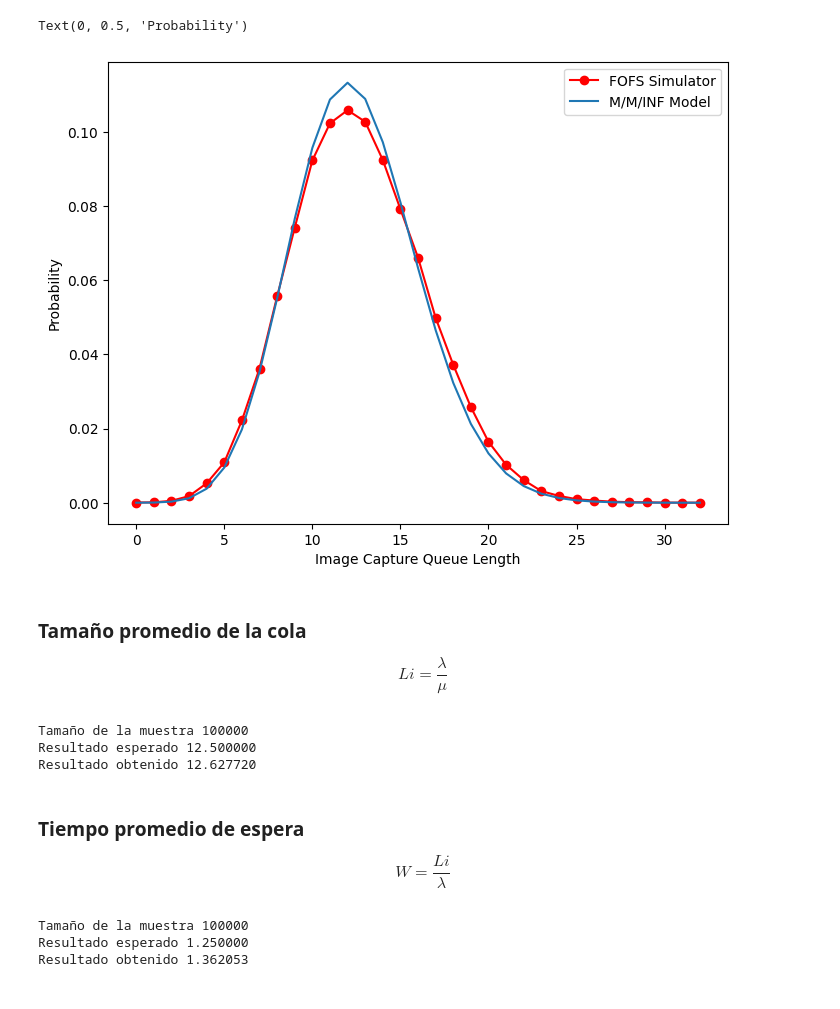
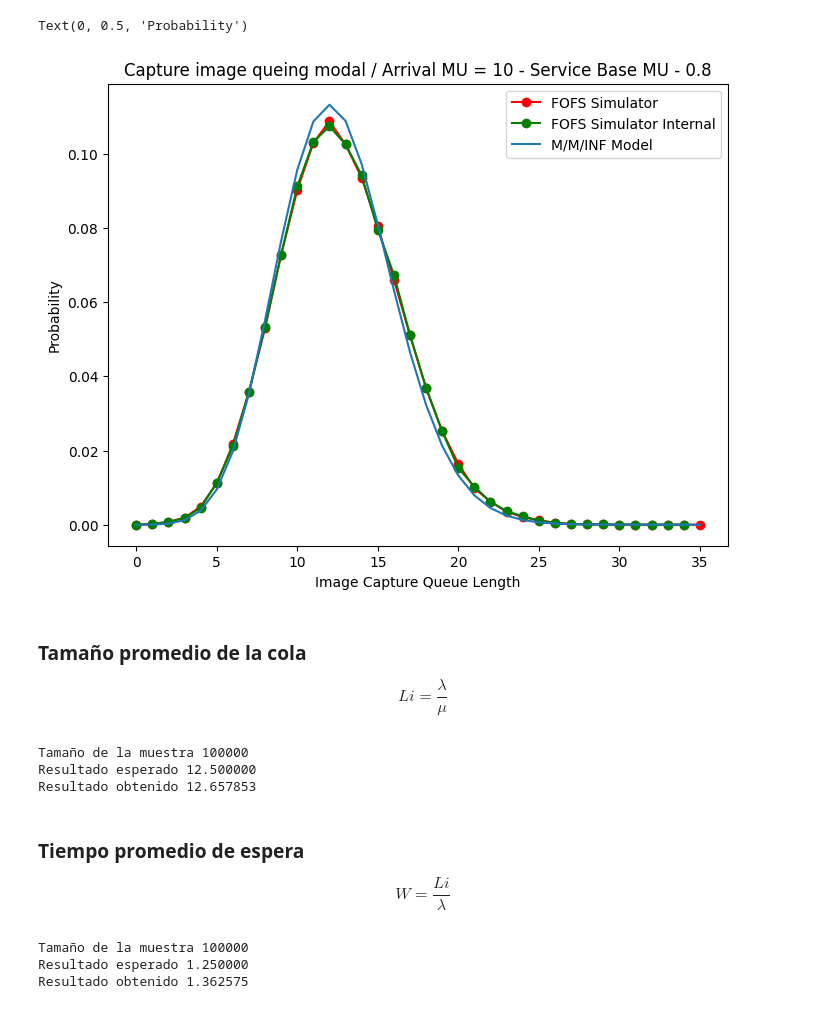
Before and after one commit to AlejandroDaneri/simulacion, a Jupyter notebook: tp2/Ej2_Paper.ipynb, the cells around one changed output. Saved outputs shown, nothing was run; the diff lists cells and outputs as text; code cells hidden in the pictures.

Commit message:
feat: emprolijo el contenido y expando los modelos

```diff
--- a/tp2/Ej2_Paper.ipynb
+++ b/tp2/Ej2_Paper.ipynb
@@ -92,35 +98,68 @@ env.run()
+# %%
+RANDOM_SEED = 420
+REQ_ARRIVAL_MU = 10
+PROC_BASE_MU = 0.8
+N_REQUESTS = 100000
+
+random.seed(RANDOM_SEED)
+
+# Create an environment and start the setup process
+env = simpy.Environment()
+satellite = Satellite(env)
+
+processing_times = []
+external_sampling = []
+env.process(get_values(env, satellite, external_sampling))
+
+env.process(request_generator(env, satellite, processing_times))
+
+# Execute!
+env.run()
 # %%
+#####
+
+# Modelo realizado para un MU de llegada de 10 req por dia y un MU de procesamiento de 0.8 req por día
+
+
+#####
+
+
 def rel_freq(x):
     vals = set(x)
     y = [x.count(value)/len(x) for value in set(x)]
     x_vals = [value for value in set(x)]
     return y, x_vals
 
-y, x = rel_freq(satellite.get_queue_values())
-# creating a numpy array for x-axis
-# using step size as 1
-x_po = np.arange(0, len(x), 1)
+## External sampling mapping to x, y
+y, x = rel_freq(external_sampling)
+
+## Internal sampling mapping to x, y
+y_internal, x_internal = rel_freq(satellite.get_internal_sample())
 
 # poisson distribution data for y-axis
+x_po = np.arange(0, len(x), 1)
 y_po = poisson.pmf(x, mu=REQ_ARRIVAL_MU/PROC_BASE_MU)
 
 
 # plotting the graph
-
 
 plt.show()
 
 fig, ax = plt.subplots(figsize=(8,6))
 # ax.figure(figsize=(10,8))
 ax.plot(x, y, 'r-o', label='FOFS Simulator')
+ax.plot(x_internal, y_internal, 'g-o', label='FOFS Simulator Internal')
+
+ax.set_title('Capture image queing modal / Arrival MU = 10 - Service Base MU - 0.8')
+
 ax.plot(x_po, y_po, label='M/M/INF Model')
 ax.legend()
 
 ax.set_xlabel('Image Capture Queue Length')
 ax.set_ylabel('Probability')
 # %% [output]
 Text(0, 0.5, 'Probability')
-[figure, old version]
+[figure, new version]
 # %% [markdown]
 ### Tamaño promedio de la cola
 
@@ -130,11 +169,11 @@ val = REQ_ARRIVAL_MU/PROC_BASE_MU
 print('Tamaño de la muestra %d' % N_REQUESTS)
 
 print('Resultado esperado %f' % val)
-print('Resultado obtenido %f' % np.average(satellite.get_queue_values()))
+print('Resultado obtenido %f' % np.average(external_sampling))
 # %% [output]
 Tamaño de la muestra 100000
 Resultado esperado 12.500000
-Resultado obtenido 12.627720
+Resultado obtenido 12.657853
 # %% [markdown]
 ### Tiempo promedio de espera
 
@@ -148,4 +187,4 @@ print('Resultado obtenido %f' % np.average(processing_times))
 # %% [output]
 Tamaño de la muestra 100000
 Resultado esperado 1.250000
-Resultado obtenido 1.362053
+Resultado obtenido 1.362575
```
Also changed, not shown: parts of 3 cells of this notebook.
